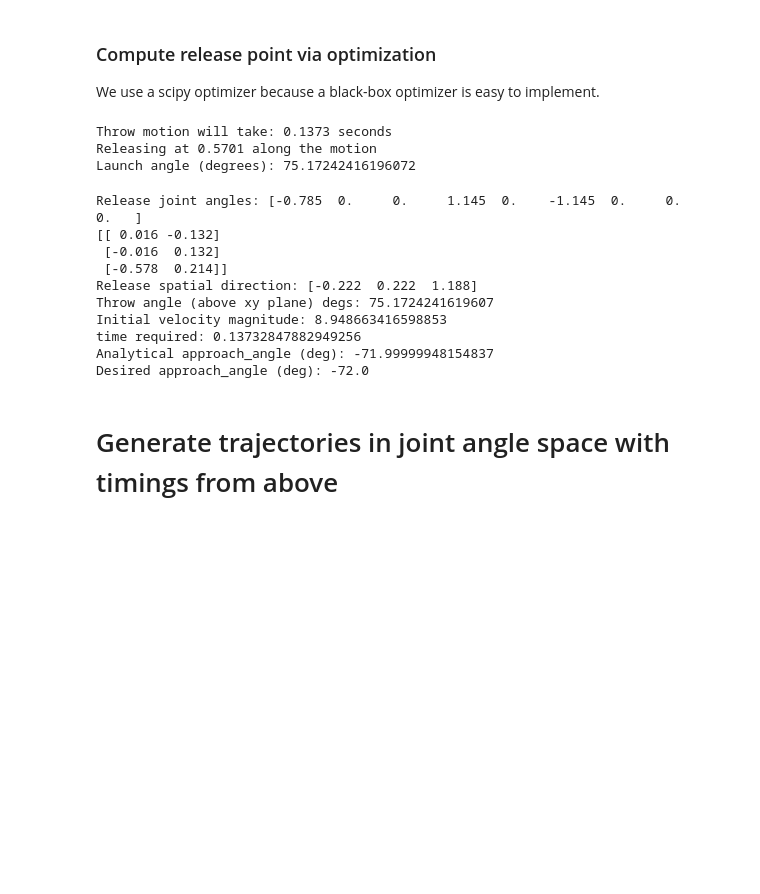
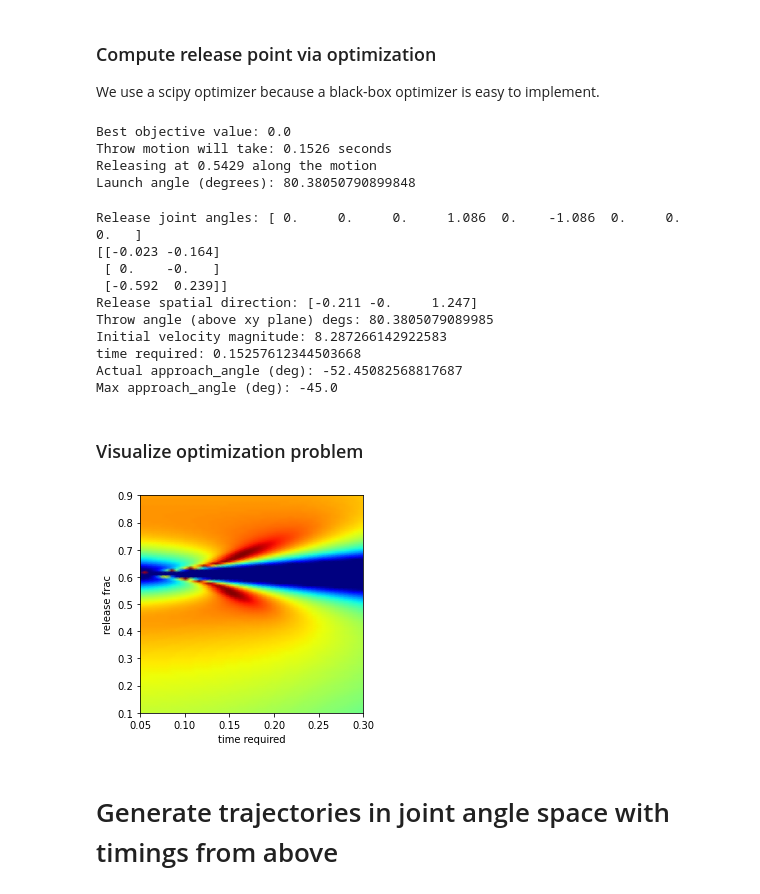
Before and after one commit to dxyang/manipulation, a Jupyter notebook: iiwa_toss_jointangles_v2.ipynb, the cells around one changed output. Saved outputs shown, nothing was run; the diff lists cells and outputs as text; code cells hidden in the pictures; blank space fills up the shorter version.

```diff
--- a/iiwa_toss_jointangles_v2.ipynb
+++ b/iiwa_toss_jointangles_v2.ipynb
@@ -137,7 +143,8 @@ def throw_objective(inp, g=9.81, alpha=1, return_launch_angle=False):
 
     objective = (
         (p_release[2] + y_hat - P_WORLD_TARGET[2]) ** 2
-      + alpha * (phi_hat - APPROACH_ANGLE) ** 2
+      + alpha * np.maximum(phi_hat - MAX_APPROACH_ANGLE, 0) ** 2
+      #+ alpha * (phi_hat - MAX_APPROACH_ANGLE) ** 2
     )
 
     if return_launch_angle:
@@ -145,17 +152,9 @@ def throw_objective(inp, g=9.81, alpha=1, return_launch_angle=False):
     else:
         return objective
 
-"""
-res = scipy.optimize.shgo(
-    func=throw_objectives,
-    bounds=[(1e-3, 10), (1e-3, 1-1e-3)],
-    x0=np.array([0.3, 0.5]),
-    minimizer_kwargs={
-        "method": "nelder-mead",
-        "args": (9.81, 1)
-    },
-    iters=1,
-    options={"f_min": 0},
+res = scipy.optimize.differential_evolution(
+    throw_objective,
+    bounds=[(1e-3, 3), (1e-3, 1 - 1e-3)],
 )
 """
 res = scipy.optimize.minimize(
@@ -164,9 +163,15 @@ res = scipy.optimize.minimize(
     method="nelder-mead",
     options={"xatol": 1e-8, "disp": False}
 )
+"""
 
+print(f"Best objective value: {throw_objective(res.x)}")
 assert throw_objective(res.x) < 1e-6, "Desired throw impossible?"
+
 throw_motion_time, release_frac = res.x
+assert throw_motion_time > 0
+assert 0 < release_frac < 1
+
 launch_angle = throw_objective(res.x, return_launch_angle=True)
 print(f"Throw motion will take: {throw_motion_time:.4f} seconds")
 print(f"Releasing at {release_frac:.4f} along the motion")
@@ -187,12 +192,13 @@ t_goToObj = 1.0
 t_holdObj = 0.5
 t_goToPreobj = 1.0
 t_goToWaypoint = 2.0
-t_goToPrethrow = 2.0 # must be greater than 1.0 for a 1 second hold to stabilize
+t_goToPrethrow = 4.0 # must be greater than 1.0 for a 1 second hold to stabilize
 t_goToThrowEnd = throw_motion_time
 # %% [output]
-Throw motion will take: 0.1373 seconds
-Releasing at 0.5701 along the motion
-Launch angle (degrees): 75.17242416196072
+Best objective value: 0.0
+Throw motion will take: 0.1526 seconds
+Releasing at 0.5429 along the motion
+Launch angle (degrees): 80.38050790899848
 # %%
 def check_calc():
     # we need these states to calculate the jacobian
@@ -242,21 +248,44 @@ def check_calc():
     print(f"time required: {time_reqd}")
 
     approach_angle = np.arctan(2 * delta_y / delta_x - np.tan(angle_above_plane_rads))
-    print(f"Analytical approach_angle (deg): {approach_angle * 180.0 / np.pi}")
-    print(f"Desired approach_angle (deg): {APPROACH_ANGLE * 180.0 / np.pi}")
+    print(f"Actual approach_angle (deg): {approach_angle * 180.0 / np.pi}")
+    print(f"Max approach_angle (deg): {MAX_APPROACH_ANGLE * 180.0 / np.pi}")
 
 check_calc()
 # %% [output]
-Release joint angles: [-0.785  0.     0.     1.145  0.    -1.145  0.     0.     0.   ]
-[[ 0.016 -0.132]
- [-0.016  0.132]
- [-0.578  0.214]]
-Release spatial direction: [-0.222  0.222  1.188]
-Throw angle (above xy plane) degs: 75.1724241619607
-Initial velocity magnitude: 8.948663416598853
-time required: 0.13732847882949256
-Analytical approach_angle (deg): -71.99999948154837
-Desired approach_angle (deg): -72.0
+Release joint angles: [ 0.     0.     0.     1.086  0.    -1.086  0.     0.     0.   ]
+[[-0.023 -0.164]
+ [ 0.    -0.   ]
+ [-0.592  0.239]]
+Release spatial direction: [-0.211 -0.     1.247]
+Throw angle (above xy plane) degs: 80.3805079089985
+Initial velocity magnitude: 8.287266142922583
+time required: 0.15257612344503668
+Actual approach_angle (deg): -52.45082568817687
+Max approach_angle (deg): -45.0
+# %% [markdown]
+### Visualize optimization problem
+# %%
+plt.figure(figsize=(4, 4))
+
+X, Y = np.meshgrid(np.linspace(0.05, 0.3, 50), np.linspace(0.1, 0.9, 100))
+Z = np.zeros_like(X).flatten()
+for idx, (x, y) in enumerate(zip(X.flatten(), Y.flatten())):
+    Z[idx] = 1 - min(np.log(1 + throw_objective([x, y])), 6)
+Z = Z.reshape(X.shape)
+
+plt.pcolormesh(X,Y,Z, shading='gouraud', cmap='jet')
+plt.xlabel("time required")
+plt.ylabel("release frac")
+plt.show();
+
+#ax = plt.axes(projection="3d")
+#ax.view_init(elev=20., azim=-45)
+#ax.plot_surface(X, Y, Z, cmap="jet");
+#ax.set_xlabel("time required");
+#ax.set_ylabel("release frac");
+# %% [output]
+[figure, added]
 # %% [markdown]
 # Generate trajectories in joint angle space with timings from above
 # %% [markdown]
```
Also changed, not shown: parts of 9 cells of this notebook, 1 other file.
